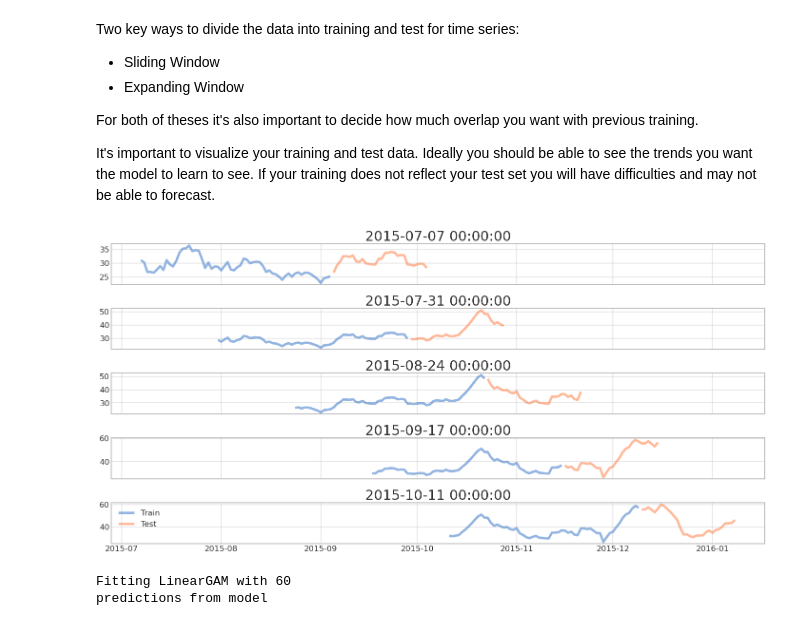
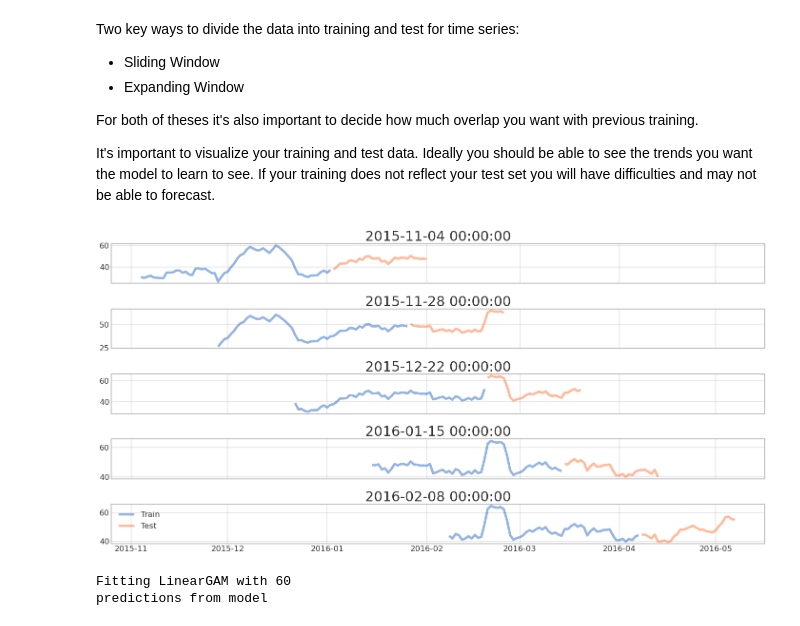
Before and after one commit to earthastronaut/the_crystal_ball, a Jupyter notebook: notebook/the_crystal_ball.ipynb, the cells around one changed output. Saved outputs shown, nothing was run; the diff lists cells and outputs as text; code cells hidden in the pictures.

```diff
--- a/notebook/the_crystal_ball.ipynb
+++ b/notebook/the_crystal_ball.ipynb
@@ -321,14 +321,16 @@ It's important to visualize your training and test data. Ideally you should be a
 # %%
 windows = the_crystal_ball.training.compute_sliding_windows_for_data(
     df_features,
     training_size=60, # N days
     test_size=30, # N days
 )
 
-the_crystal_ball.visualization.figure_test_train_splits(df_features, windows)
+the_crystal_ball.visualization.figure_test_train_splits(
+    df_features, windows[5:]
+)
 None
 # %% [output]
-[figure, old version]
+[figure, new version]
 # %%
 training_results = the_crystal_ball.training.train_model(
     model,
```
Also changed, not shown: parts of 9 cells of this notebook, 1 other file.
